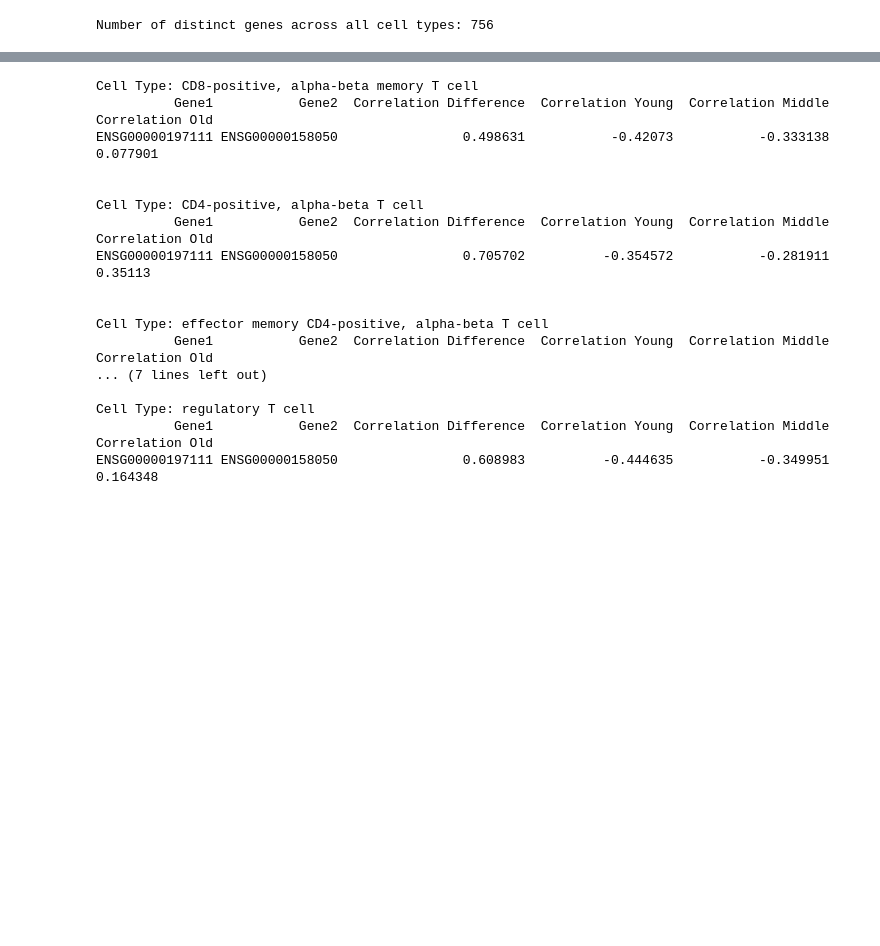
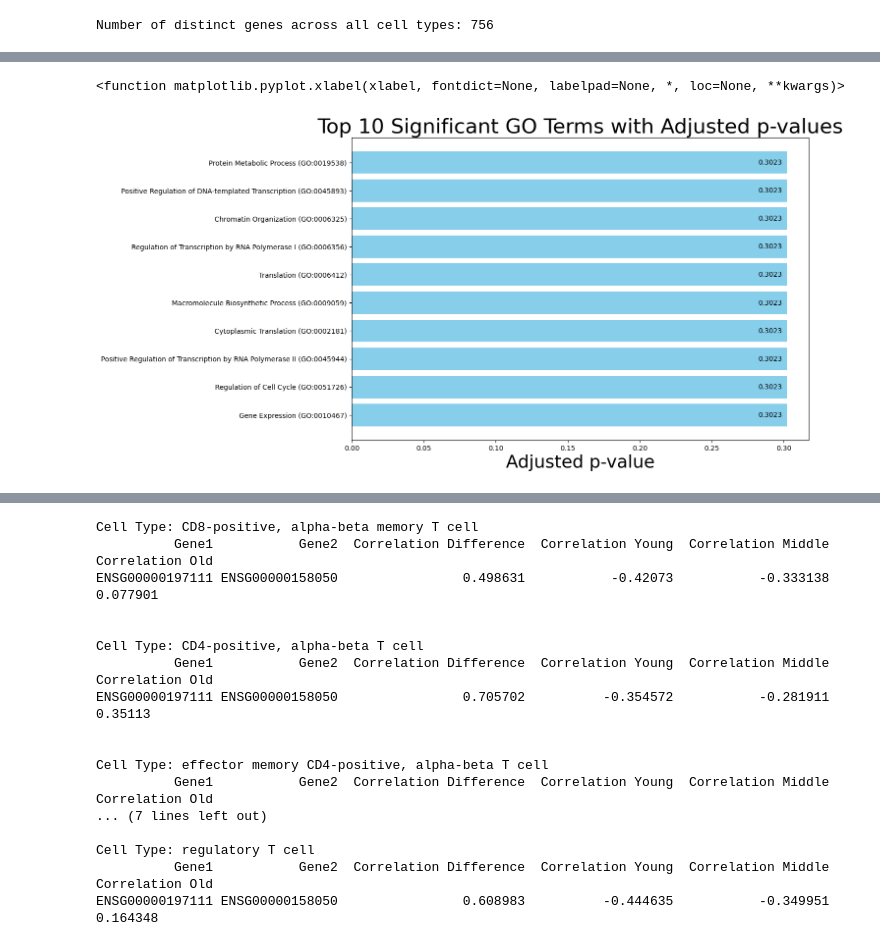
Before and after one commit to TychoGrapendaal/CSE3000, a Jupyter notebook: experiments/compare_celltypes.ipynb, the cells around one changed output, grey strips where cells are left out. Drawn from its saved outputs; the diff is of its cells as text; code cells hidden in the pictures; blank space fills up the shorter version.

```diff
--- a/experiments/compare_celltypes.ipynb
+++ b/experiments/compare_celltypes.ipynb
@@ -293,3 +293,49 @@ Passing `palette` without assigning `hue` is deprecated and will be removed in v
+# %%
+import matplotlib.pyplot as plt
+import numpy as np
+
+# Data from the table
+data = [
+    {"Name": "Gene Expression (GO:0010467)", "Adjusted p-value": 0.3023},
+    {"Name": "Regulation of Cell Cycle (GO:0051726)", "Adjusted p-value": 0.3023},
+    {"Name": "Positive Regulation of Transcription by RNA Polymerase II (GO:0045944)", "Adjusted p-value": 0.3023},
+    {"Name": "Cytoplasmic Translation (GO:0002181)", "Adjusted p-value": 0.3023},
+    {"Name": "Macromolecule Biosynthetic Process (GO:0009059)", "Adjusted p-value": 0.3023},
+    {"Name": "Translation (GO:0006412)", "Adjusted p-value": 0.3023},
+    {"Name": "Regulation of Transcription by RNA Polymerase I (GO:0006356)", "Adjusted p-value": 0.3023},
+    {"Name": "Chromatin Organization (GO:0006325)", "Adjusted p-value": 0.3023},
+    {"Name": "Positive Regulation of DNA-templated Transcription (GO:0045893)", "Adjusted p-value": 0.3023},
+    {"Name": "Protein Metabolic Process (GO:0019538)", "Adjusted p-value": 0.3023}
+]
+
+# Extract names and p-values
+names = [entry["Name"] for entry in data]
+p_values = [entry["Adjusted p-value"] for entry in data]
+
+# Create the plot
+plt.figure(figsize=(12, 8))
+
+# Create bars
+y_pos = np.arange(len(names))
+bars = plt.barh(y_pos, p_values, color='skyblue')
+
+# Add p-value labels
+for i, bar in enumerate(bars):
+    width = bar.get_width()
+    plt.text(width - 0.02, bar.get_y() + bar.get_height()/2,
+             f'{p_values[i]:.4f}',
+             ha='left', va='center')
+
+# Add axis labels and title
+plt.title('Top 10 Significant GO Terms with Adjusted p-values', fontsize=30)
+plt.xlabel('Adjusted p-value', fontsize=26)
+
+# Customize the plot
+plt.yticks(y_pos, names, fontsize=10)
+plt.xlabel
+# %% [output]
+<function matplotlib.pyplot.xlabel(xlabel, fontdict=None, labelpad=None, *, loc=None, **kwargs)>
+[figure, added]
 # %%
 # Load all the network excel files for all cell types
 cell_types = [
```
Also changed, not shown: parts of 8 cells of this notebook, 11 other files.
